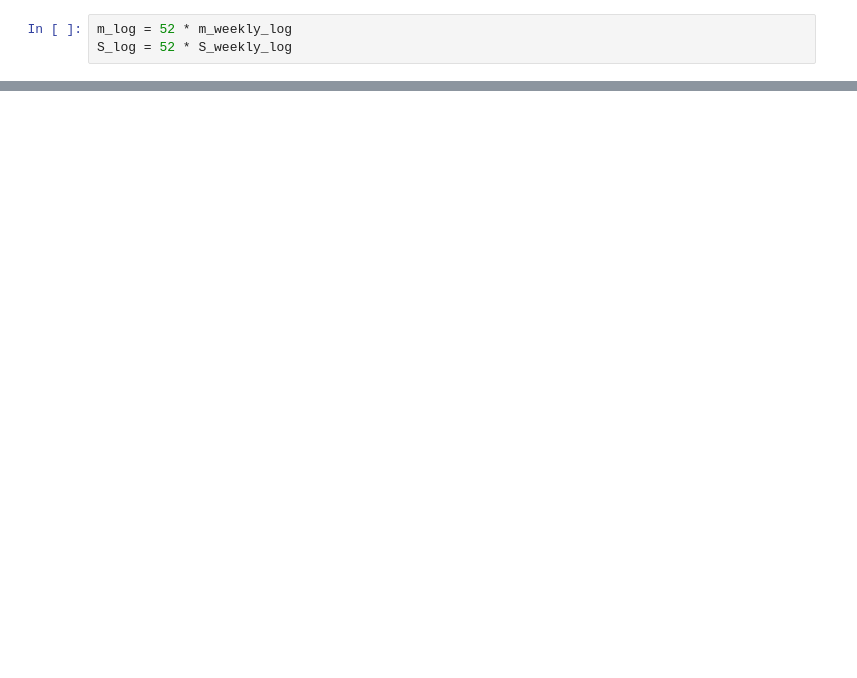
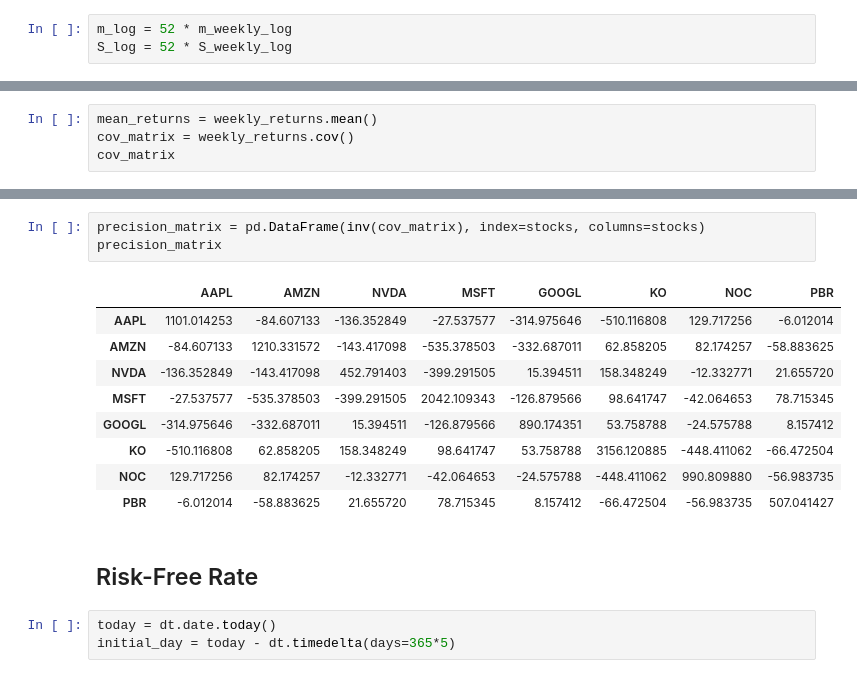
Before and after one commit to neftalivldz/finanzas_2026, a Jupyter notebook: 03_portfolio_prices.ipynb, the cells around one changed output, grey strips where cells are left out. Saved outputs shown, nothing was run; the diff lists cells and outputs as text; blank space fills up the shorter version.

```diff
--- a/03_portfolio_prices.ipynb
+++ b/03_portfolio_prices.ipynb
@@ -86,0 +166,4 @@ S_log = 52 * S_weekly_log
+# %%
+mean_returns = weekly_returns.mean()
+cov_matrix = weekly_returns.cov()
+cov_matrix
@@ -86,0 +180,18 @@ S_log = 52 * S_weekly_log
+# %%
+precision_matrix = pd.DataFrame(inv(cov_matrix), index=stocks, columns=stocks)
+precision_matrix
+# %% [output]
+|  | AAPL | AMZN | NVDA | MSFT | GOOGL | KO | NOC | PBR |
+| AAPL | 1101.014253 | -84.607133 | -136.352849 | -27.537577 | -314.975646 | -510.116808 | 129.717256 | -6.012014 |
+| AMZN | -84.607133 | 1210.331572 | -143.417098 | -535.378503 | -332.687011 | 62.858205 | 82.174257 | -58.883625 |
+| NVDA | -136.352849 | -143.417098 | 452.791403 | -399.291505 | 15.394511 | 158.348249 | -12.332771 | 21.655720 |
+| MSFT | -27.537577 | -535.378503 | -399.291505 | 2042.109343 | -126.879566 | 98.641747 | -42.064653 | 78.715345 |
+| GOOGL | -314.975646 | -332.687011 | 15.394511 | -126.879566 | 890.174351 | 53.758788 | -24.575788 | 8.157412 |
+| KO | -510.116808 | 62.858205 | 158.348249 | 98.641747 | 53.758788 | 3156.120885 | -448.411062 | -66.472504 |
+| NOC | 129.717256 | 82.174257 | -12.332771 | -42.064653 | -24.575788 | -448.411062 | 990.809880 | -56.983735 |
+| PBR | -6.012014 | -58.883625 | 21.655720 | 78.715345 | 8.157412 | -66.472504 | -56.983735 | 507.041427 |
+# %% [markdown]
+## Risk-Free Rate
+# %%
+today = dt.date.today()
+initial_day = today - dt.timedelta(days=365*5)
```
Also changed, not shown: parts of 59 cells of this notebook, 2 other files.
